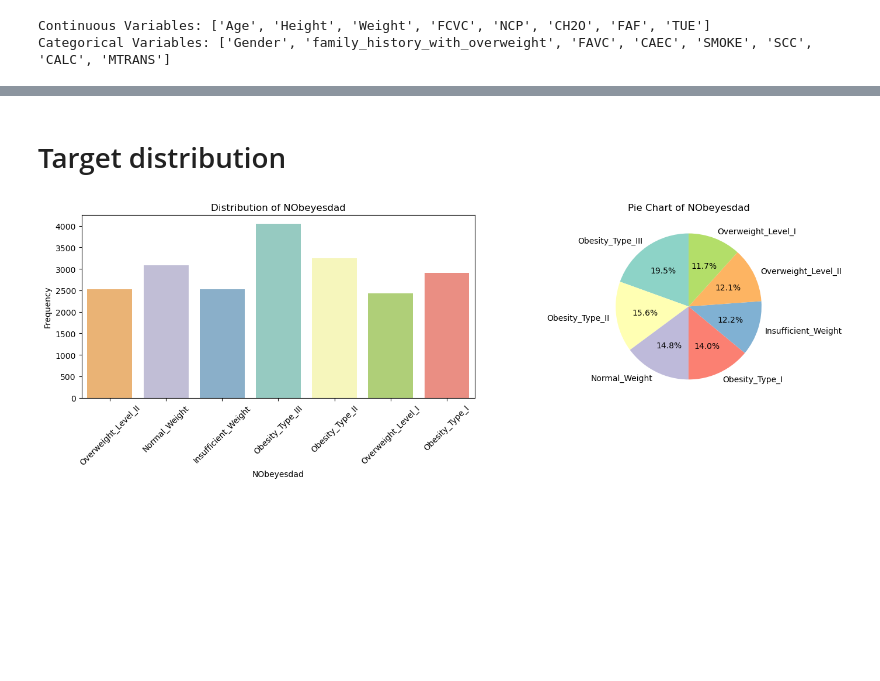
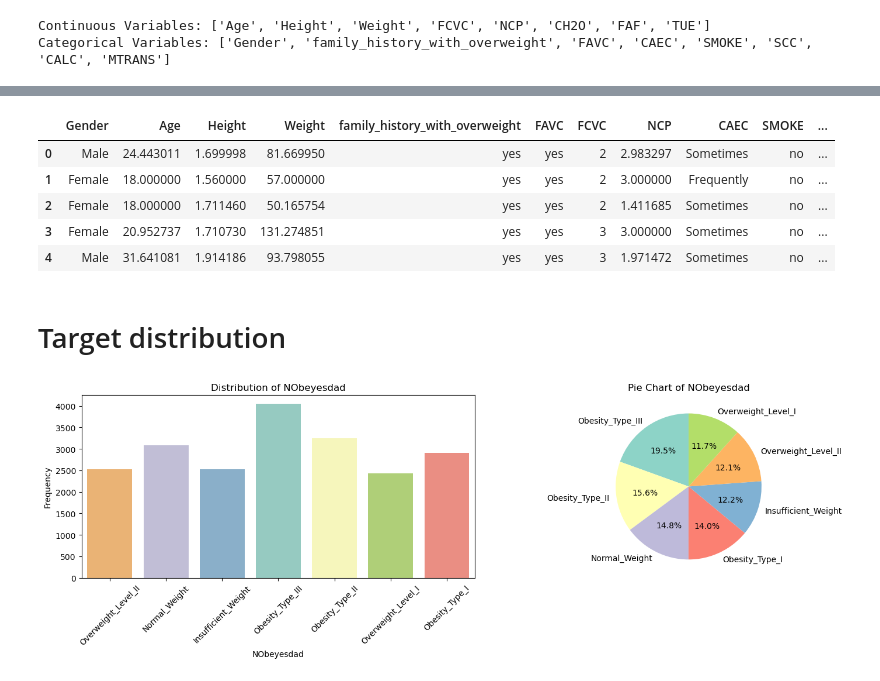
Before and after one commit to Sandia-Kumari/CIND820Project, a Jupyter notebook: EDA.ipynb, the cells around one changed output, grey strips where cells are left out. Saved outputs shown, nothing was run; the diff lists cells and outputs as text; code cells hidden in the pictures; blank space fills up the shorter version.

```diff
--- a/EDA.ipynb
+++ b/EDA.ipynb
@@ -483,0 +495,9 @@ Name: FCVC, dtype: float64
+# %%
+df_train_d.head()
+# %% [output]
+|  | Gender | Age | Height | Weight | family_history_with_overweight | FAVC | FCVC | NCP | CAEC | SMOKE | ... |
+| 0 | Male | 24.443011 | 1.699998 | 81.669950 | yes | yes | 2 | 2.983297 | Sometimes | no | ... |
+| 1 | Female | 18.000000 | 1.560000 | 57.000000 | yes | yes | 2 | 3.000000 | Frequently | no | ... |
+| 2 | Female | 18.000000 | 1.711460 | 50.165754 | yes | yes | 2 | 1.411685 | Sometimes | no | ... |
+| 3 | Female | 20.952737 | 1.710730 | 131.274851 | yes | yes | 3 | 3.000000 | Sometimes | no | ... |
+| 4 | Male | 31.641081 | 1.914186 | 93.798055 | yes | yes | 3 | 1.971472 | Sometimes | no | ... |
```
Also changed, not shown: parts of 47 cells of this notebook.
